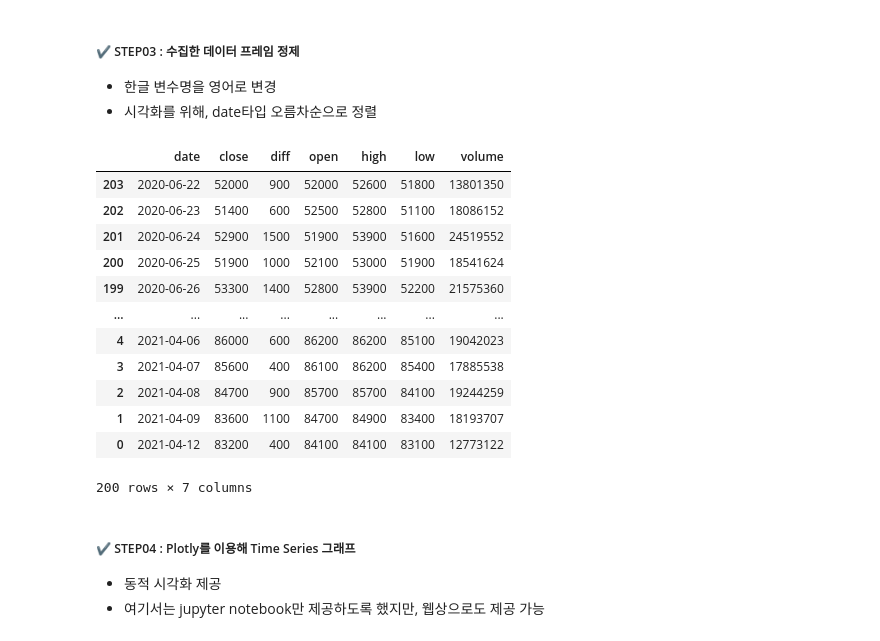
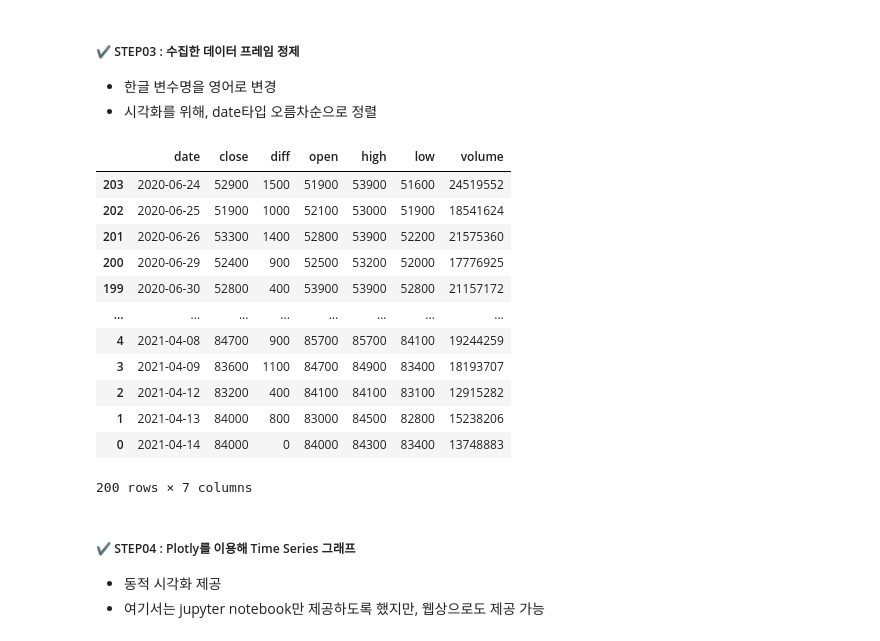
Before and after one commit to ByuungHyunPark/Capstone-design, a Jupyter notebook: 01. 종목코드를 활용한 주가데이터 수집 + plotly.ipynb, the cells around one changed output. Drawn from its saved outputs; the diff is of its cells as text; code cells hidden in the pictures.

```diff
--- a/01. 종목코드를 활용한 주가데이터 수집 + plotly.ipynb
+++ b/01. 종목코드를 활용한 주가데이터 수집 + plotly.ipynb
@@ -118,38 +119,38 @@ http://finance.naver.com/item/sise_day.nhn?code=005930&page=20
 - 한글 변수명을 영어로 변경
 - 시각화를 위해, date타입 오름차순으로 정렬
 # %%
-def refine_df(df = df):
+def refine_df(df):
 # 한글로 된 컬럼명을 영어로 바꿔줌
     df = df.rename(columns= {'날짜': 'date', '종가': 'close', '전일비': 'diff',
                                              '시가': 'open', '고가': 'high', '저가': 'low', '거래량': 'volume'})
 
     # 데이터의 타입을 int형으로 바꿔줌
     df[['close', 'diff', 'open', 'high', 'low', 'volume']] = df[['close', 'diff', 'open', 'high', 'low', 'volume']].astype(int)
 
     # 컬럼명 'date'의 타입을 date로 바꿔줌
     df['date'] = pd.to_datetime(df['date'])
 
     # 일자(date)를 기준으로 오름차순 정렬
     df = df.sort_values(by=['date'], ascending=True)
 
     # 상위 5개 데이터 확인
     return df
 
 samsung_df = refine_df(df = samsung_df)
 samsung_df
 # %% [output]
 |  | date | close | diff | open | high | low | volume |
-| 203 | 2020-06-22 | 52000 | 900 | 52000 | 52600 | 51800 | 13801350 |
-| 202 | 2020-06-23 | 51400 | 600 | 52500 | 52800 | 51100 | 18086152 |
-| 201 | 2020-06-24 | 52900 | 1500 | 51900 | 53900 | 51600 | 24519552 |
-| 200 | 2020-06-25 | 51900 | 1000 | 52100 | 53000 | 51900 | 18541624 |
-| 199 | 2020-06-26 | 53300 | 1400 | 52800 | 53900 | 52200 | 21575360 |
+| 203 | 2020-06-24 | 52900 | 1500 | 51900 | 53900 | 51600 | 24519552 |
+| 202 | 2020-06-25 | 51900 | 1000 | 52100 | 53000 | 51900 | 18541624 |
+| 201 | 2020-06-26 | 53300 | 1400 | 52800 | 53900 | 52200 | 21575360 |
+| 200 | 2020-06-29 | 52400 | 900 | 52500 | 53200 | 52000 | 17776925 |
+| 199 | 2020-06-30 | 52800 | 400 | 53900 | 53900 | 52800 | 21157172 |
 | ... | ... | ... | ... | ... | ... | ... | ... |
-| 4 | 2021-04-06 | 86000 | 600 | 86200 | 86200 | 85100 | 19042023 |
-| 3 | 2021-04-07 | 85600 | 400 | 86100 | 86200 | 85400 | 17885538 |
-| 2 | 2021-04-08 | 84700 | 900 | 85700 | 85700 | 84100 | 19244259 |
-| 1 | 2021-04-09 | 83600 | 1100 | 84700 | 84900 | 83400 | 18193707 |
-| 0 | 2021-04-12 | 83200 | 400 | 84100 | 84100 | 83100 | 12773122 |
+| 4 | 2021-04-08 | 84700 | 900 | 85700 | 85700 | 84100 | 19244259 |
+| 3 | 2021-04-09 | 83600 | 1100 | 84700 | 84900 | 83400 | 18193707 |
+| 2 | 2021-04-12 | 83200 | 400 | 84100 | 84100 | 83100 | 12915282 |
+| 1 | 2021-04-13 | 84000 | 800 | 83000 | 84500 | 82800 | 15238206 |
+| 0 | 2021-04-14 | 84000 | 0 | 84000 | 84300 | 83400 | 13748883 |
 200 rows × 7 columns
 # %% [markdown]
 ##### &#10004; STEP04 : Plotly를 이용해 Time Series 그래프
```
Also changed, not shown: parts of 6 cells of this notebook.
